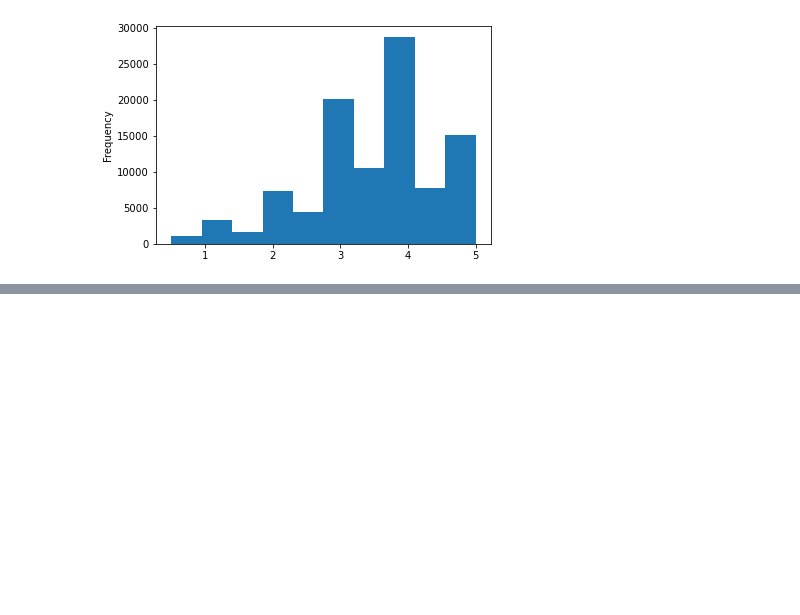
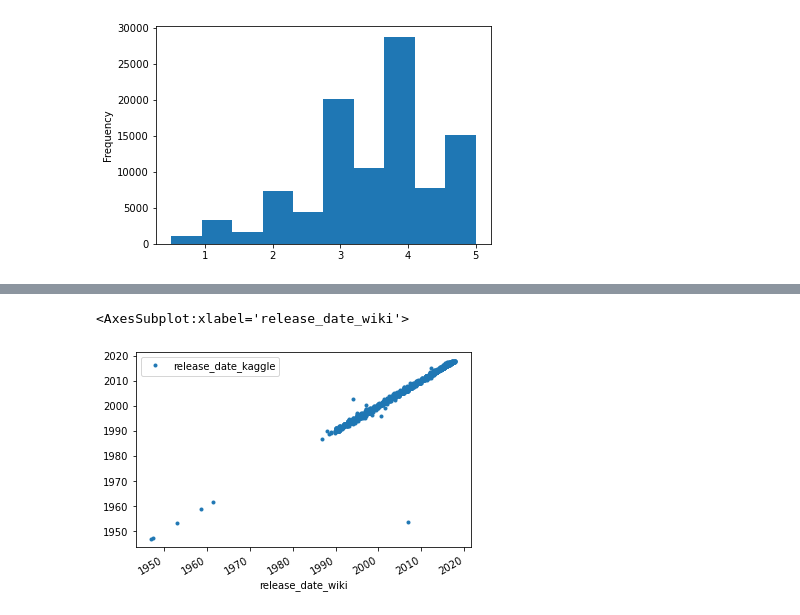
Before and after one commit to vtg401009/Movies-ETL, a Jupyter notebook: Module_8_Module_Work.ipynb, the cells around one changed output, grey strips where cells are left out. Cells and saved outputs as stored; diff of their text form; code cells hidden in the pictures; blank space fills up the shorter version.

```diff
--- a/Module_8_Module_Work.ipynb
+++ b/Module_8_Module_Work.ipynb
@@ -1201,0 +1292,8 @@ Name: rating, dtype: float64
+# %%
+# compare release data
+# date, so can't make a scatter plot (because it only works with numeric), but workaround
+
+movies_df[['release_date_wiki', 'release_date_kaggle']].plot(x='release_date_wiki', y='release_date_kaggle', style='.')
+# %% [output]
+<AxesSubplot:xlabel='release_date_wiki'>
+[figure, added]
```
Also changed, not shown: parts of 25 cells of this notebook.
